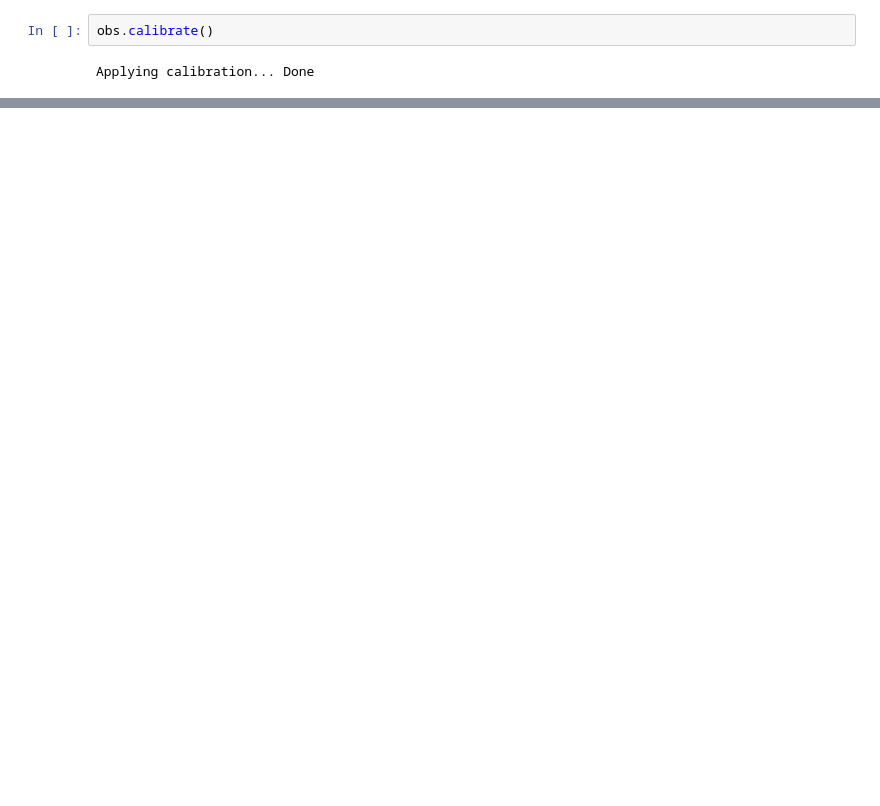
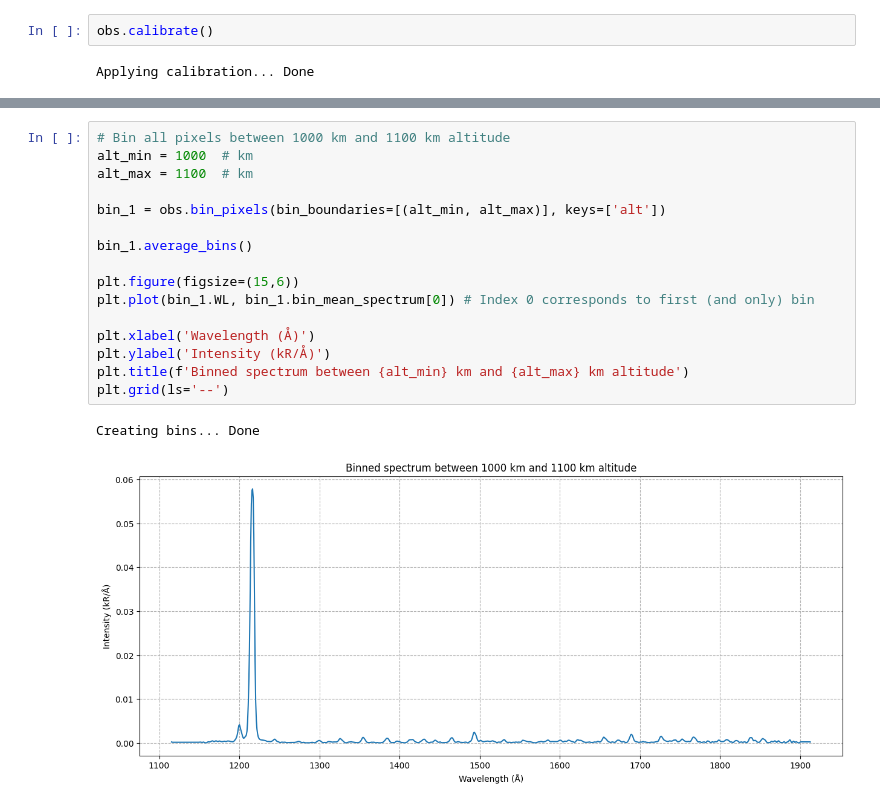
Before and after one commit to LeGuennic/Cassini-UPyP, a Jupyter notebook: example/example.ipynb, the cells around one changed output, grey strips where cells are left out. Saved outputs shown, nothing was run; the diff lists cells and outputs as text; blank space fills up the shorter version.

```diff
--- a/example/example.ipynb
+++ b/example/example.ipynb
@@ -71,0 +108,19 @@ plt.show()
+# %%
+# Bin all pixels between 1000 km and 1100 km altitude
+alt_min = 1000  # km
+alt_max = 1100  # km
+
+bin_1 = obs.bin_pixels(bin_boundaries=[(alt_min, alt_max)], keys=['alt'])
+
+bin_1.average_bins()
+
+plt.figure(figsize=(15,6))
+plt.plot(bin_1.WL, bin_1.bin_mean_spectrum[0]) # Index 0 corresponds to first (and only) bin
+
+plt.xlabel('Wavelength (Å)')
+plt.ylabel('Intensity (kR/Å)')
+plt.title(f'Binned spectrum between {alt_min} km and {alt_max} km altitude')
+plt.grid(ls='--')
+# %% [output]
+Creating bins... Done
+[figure, added]
```
Also changed, not shown: parts of 8 cells of this notebook, 1 other file.
